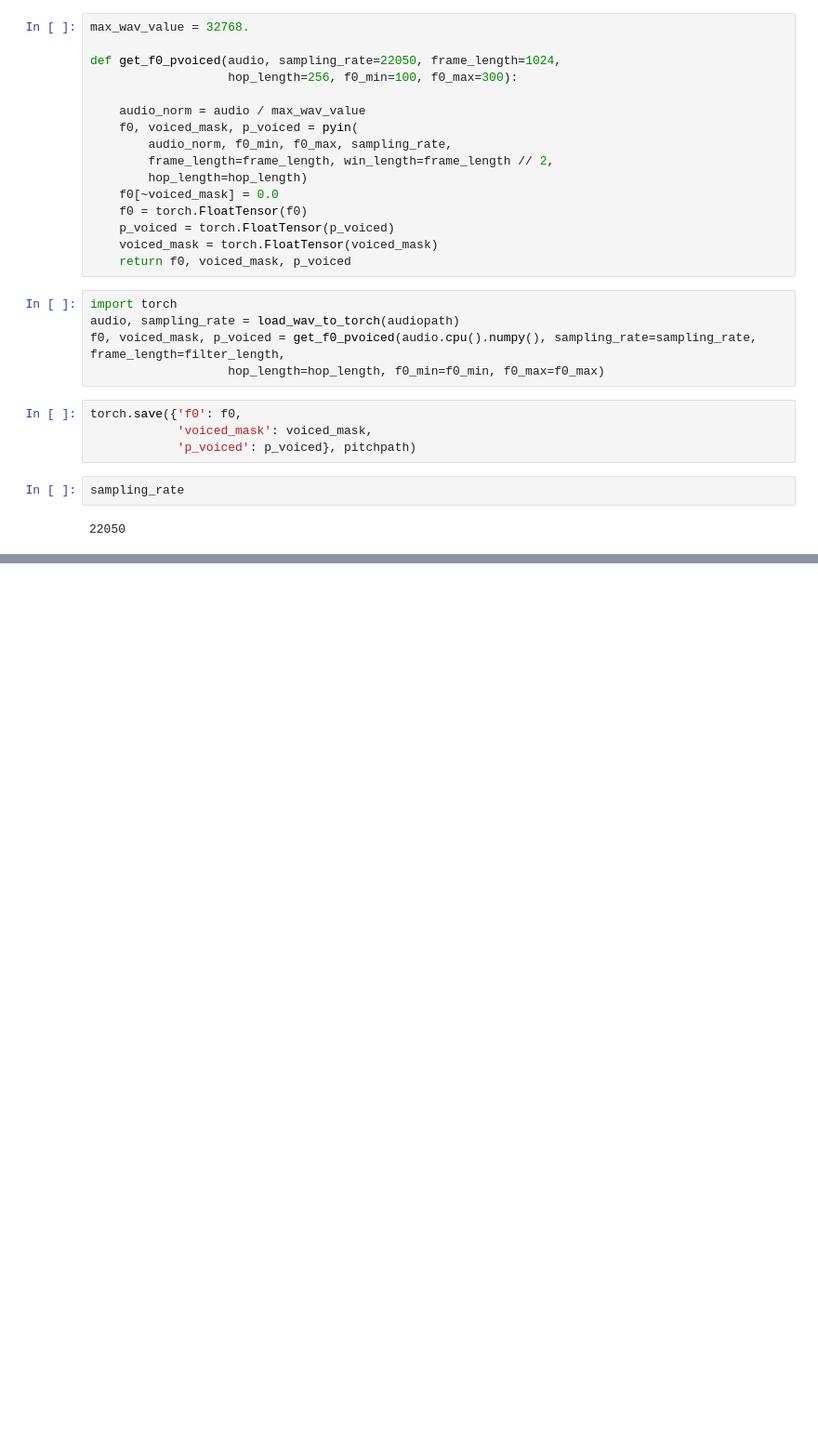
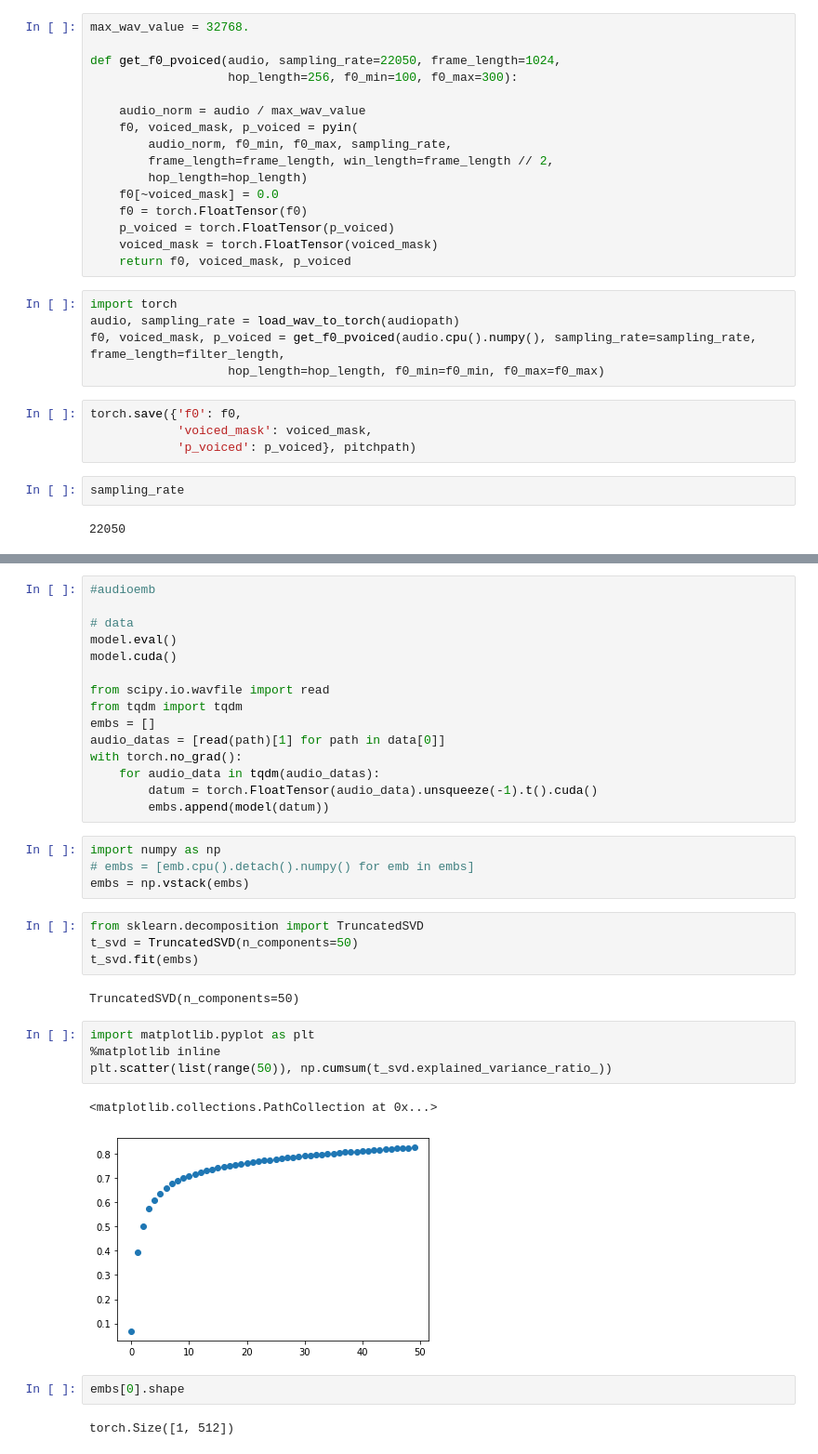
Before and after one commit to uberduck-ai/radtts, a Jupyter notebook: configs/03_15_embeddings_zero.ipynb, the cells around one changed output, grey strips where cells are left out. Shown at 93% size. Saved outputs shown, nothing was run; the diff lists cells and outputs as text; blank space fills up the shorter version.

```diff
--- a/configs/03_15_embeddings_zero.ipynb
+++ b/configs/03_15_embeddings_zero.ipynb
@@ -107,0 +122,36 @@ pyin(y, fmin, fmax, sr=22050, frame_length=2048, win_length=None, hop_length=Non
+# %%
+#audioemb
+
+# data
+model.eval()
+model.cuda()
+
+from scipy.io.wavfile import read
+from tqdm import tqdm
+embs = []
+audio_datas = [read(path)[1] for path in data[0]]
+with torch.no_grad():
+    for audio_data in tqdm(audio_datas):
+        datum = torch.FloatTensor(audio_data).unsqueeze(-1).t().cuda()
+        embs.append(model(datum))
+# %%
+import numpy as np
+# embs = [emb.cpu().detach().numpy() for emb in embs]
+embs = np.vstack(embs)
+# %%
+from sklearn.decomposition import TruncatedSVD
+t_svd = TruncatedSVD(n_components=50)
+t_svd.fit(embs)
+# %% [output]
+TruncatedSVD(n_components=50)
+# %%
+import matplotlib.pyplot as plt
+%matplotlib inline
+plt.scatter(list(range(50)), np.cumsum(t_svd.explained_variance_ratio_))
+# %% [output]
+<matplotlib.collections.PathCollection at 0x...>
+[figure, added]
+# %%
+embs[0].shape
+# %% [output]
+torch.Size([1, 512])
```
Also changed, not shown: parts of 21 cells of this notebook, 2 other files.
